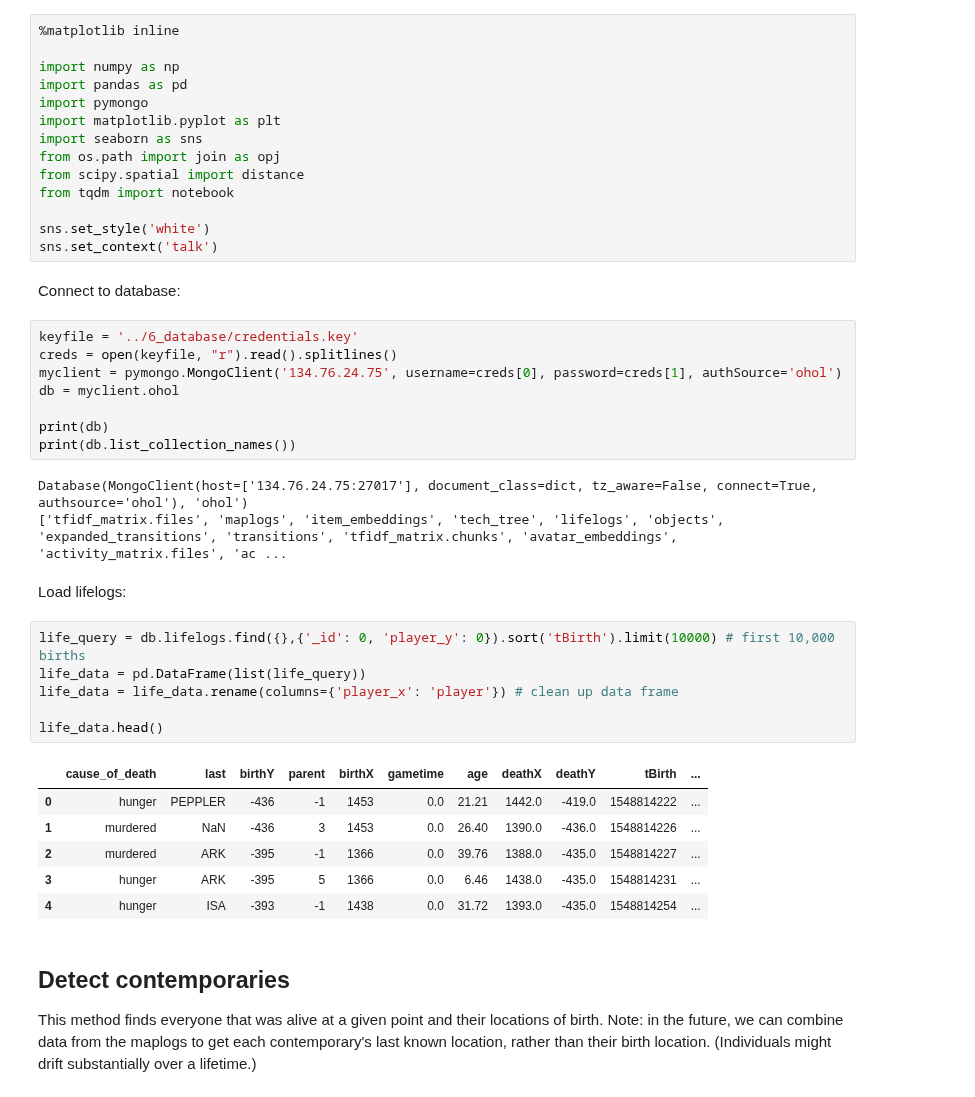
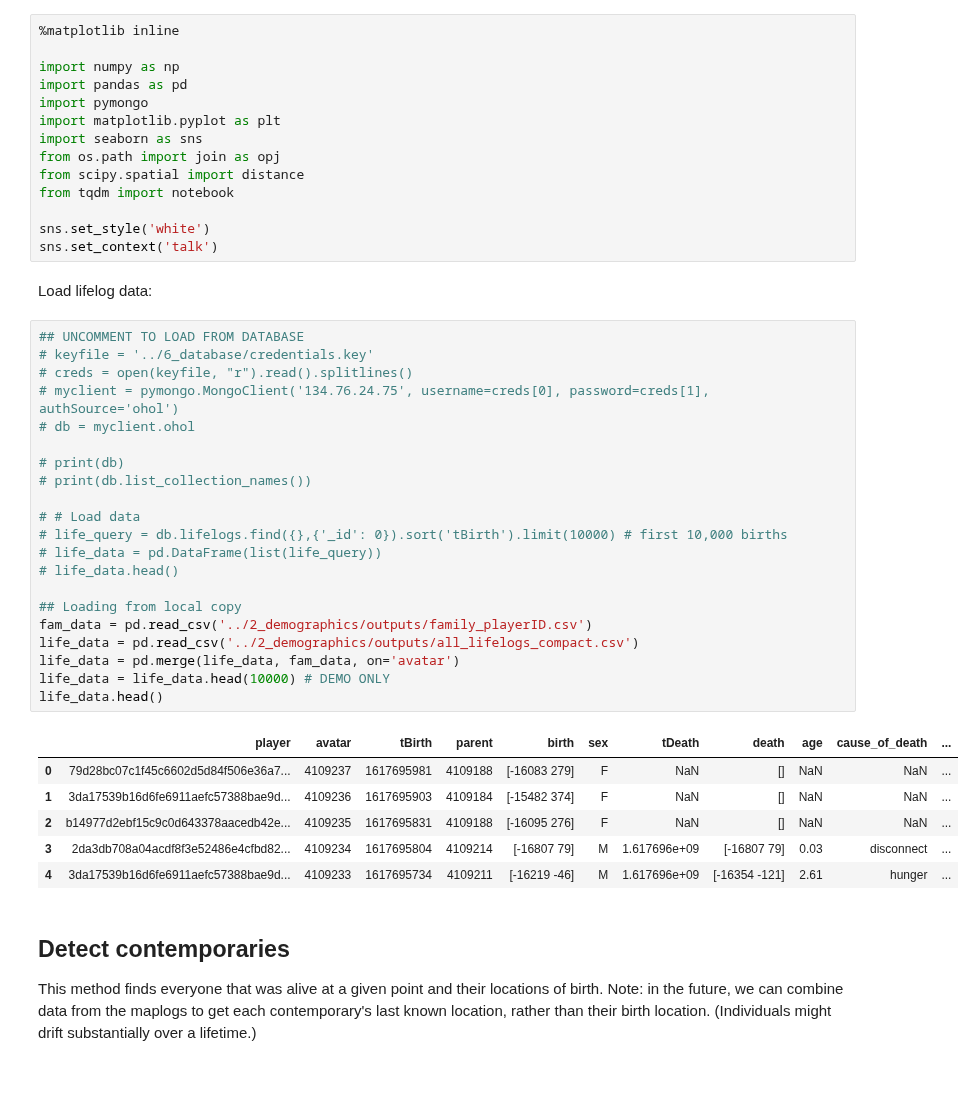
Before and after one commit to nataliavelez/OneHourOneLife, a Jupyter notebook: communities/spatial_proximity_demo.ipynb, the cells around one changed output. Saved outputs shown, nothing was run; the diff lists cells and outputs as text.

```diff
--- a/communities/spatial_proximity_demo.ipynb
+++ b/communities/spatial_proximity_demo.ipynb
@@ -15,34 +15,36 @@ from tqdm import notebook
 
 sns.set_style('white')
 sns.set_context('talk')
-# %% [markdown]
-Connect to database:
+# %% [markdown]
+Load lifelog data:
 # %%
-keyfile = '../6_database/credentials.key'
-creds = open(keyfile, "r").read().splitlines()
-myclient = pymongo.MongoClient('134.76.24.75', username=creds[0], password=creds[1], authSource='ohol')
-db = myclient.ohol
+## UNCOMMENT TO LOAD FROM DATABASE
+# keyfile = '../6_database/credentials.key'
+# creds = open(keyfile, "r").read().splitlines()
+# myclient = pymongo.MongoClient('134.76.24.75', username=creds[0], password=creds[1], authSource='ohol')
+# db = myclient.ohol
 
-print(db)
-print(db.list_collection_names())
+# print(db)
+# print(db.list_collection_names())
+
+# # Load data
+# life_query = db.lifelogs.find({},{'_id': 0}).sort('tBirth').limit(10000) # first 10,000 births
+# life_data = pd.DataFrame(list(life_query))
+# life_data.head()
+
+## Loading from local copy
+fam_data = pd.read_csv('../2_demographics/outputs/family_playerID.csv')
+life_data = pd.read_csv('../2_demographics/outputs/all_lifelogs_compact.csv')
+life_data = pd.merge(life_data, fam_data, on='avatar')
+life_data = life_data.head(10000) # DEMO ONLY
+life_data.head()
 # %% [output]
-Database(MongoClient(host=['134.76.24.75:27017'], document_class=dict, tz_aware=False, connect=True, authsource='ohol'), 'ohol')
-['tfidf_matrix.files', 'maplogs', 'item_embeddings', 'tech_tree', 'lifelogs', 'objects', 'expanded_transitions', 'transitions', 'tfidf_matrix.chunks', 'avatar_embeddings', 'activity_matrix.files', 'ac ...
+|  | player | avatar | tBirth | parent | birth | sex | tDeath | death | age | cause_of_death | ... |
+| 0 | 79d28bc07c1f45c6602d5d84f506e36a7... | 4109237 | 1617695981 | 4109188 | [-16083 279] | F | NaN | [] | NaN | NaN | ... |
+| 1 | 3da17539b16d6fe6911aefc57388bae9d... | 4109236 | 1617695903 | 4109184 | [-15482 374] | F | NaN | [] | NaN | NaN | ... |
+| 2 | b14977d2ebf15c9c0d643378aacedb42e... | 4109235 | 1617695831 | 4109188 | [-16095 276] | F | NaN | [] | NaN | NaN | ... |
+| 3 | 2da3db708a04acdf8f3e52486e4cfbd82... | 4109234 | 1617695804 | 4109214 | [-16807 79] | M | 1.617696e+09 | [-16807 79] | 0.03 | disconnect | ... |
+| 4 | 3da17539b16d6fe6911aefc57388bae9d... | 4109233 | 1617695734 | 4109211 | [-16219 -46] | M | 1.617696e+09 | [-16354 -121] | 2.61 | hunger | ... |
-# %% [markdown]
-Load lifelogs:
-# %%
-life_query = db.lifelogs.find({},{'_id': 0, 'player_y': 0}).sort('tBirth').limit(10000) # first 10,000 births
-life_data = pd.DataFrame(list(life_query))
-life_data = life_data.rename(columns={'player_x': 'player'}) # clean up data frame
-
-life_data.head()
-# %% [output]
-|  | cause_of_death | last | birthY | parent | birthX | gametime | age | deathX | deathY | tBirth | ... |
-| 0 | hunger | PEPPLER | -436 | -1 | 1453 | 0.0 | 21.21 | 1442.0 | -419.0 | 1548814222 | ... |
-| 1 | murdered | NaN | -436 | 3 | 1453 | 0.0 | 26.40 | 1390.0 | -436.0 | 1548814226 | ... |
-| 2 | murdered | ARK | -395 | -1 | 1366 | 0.0 | 39.76 | 1388.0 | -435.0 | 1548814227 | ... |
-| 3 | hunger | ARK | -395 | 5 | 1366 | 0.0 | 6.46 | 1438.0 | -435.0 | 1548814231 | ... |
-| 4 | hunger | ISA | -393 | -1 | 1438 | 0.0 | 31.72 | 1393.0 | -435.0 | 1548814254 | ... |
 # %% [markdown]
 ## Detect contemporaries
 
```
Also changed, not shown: parts of 4 cells of this notebook, 28 other files.
